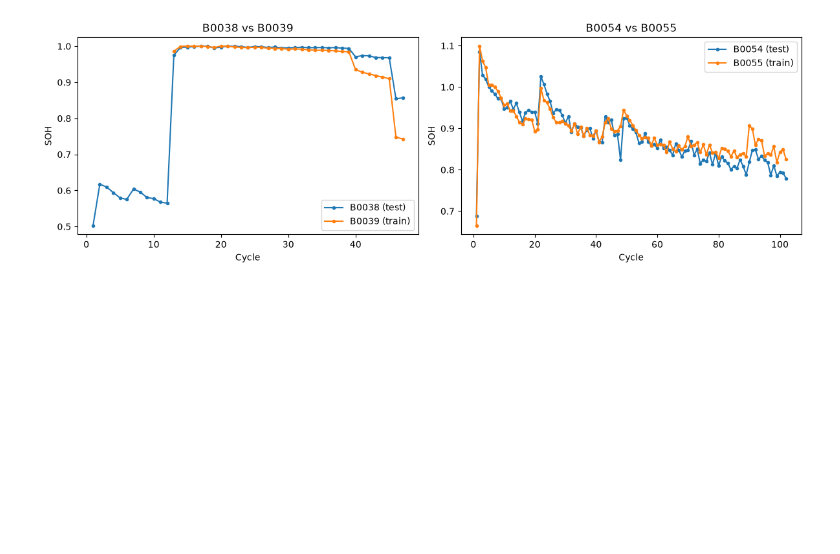
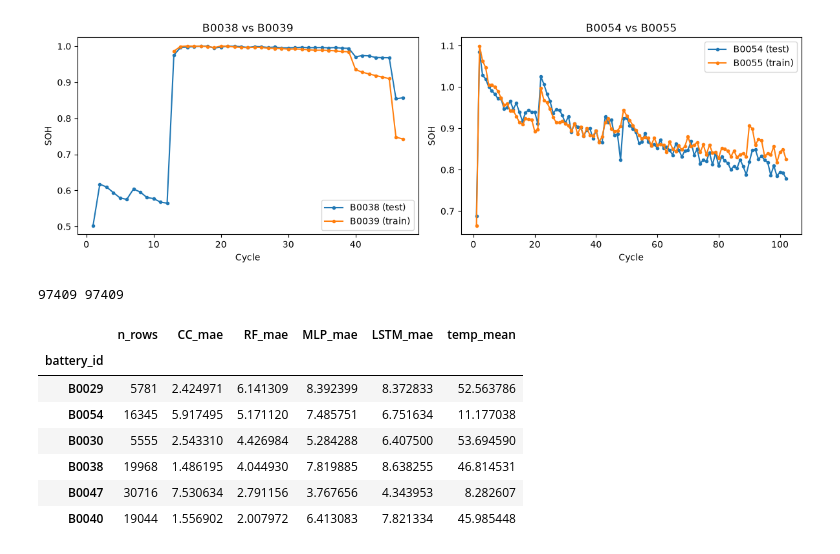
Before and after one commit to HarikeshopGCEK/BTECH_FINAL_YEAR_PROJECT, a Jupyter notebook: NASA Dataset/Model/SoC_study/01_SOC_estimation.ipynb, the cells around one changed output. Cells and saved outputs as stored; diff of their text form; code cells hidden in the pictures; blank space fills up the shorter version.

```diff
--- a/NASA Dataset/Model/SoC_study/01_SOC_estimation.ipynb
+++ b/NASA Dataset/Model/SoC_study/01_SOC_estimation.ipynb
@@ -772,3 +772,45 @@ plt.tight_layout()
 plt.show()
 # %% [output]
 [figure]
+# %%
+cc_battery_ids = []
+for (b, c), g in test_df.groupby(['battery_id', 'cycle']):
+    n = len(g) - WINDOW
+    if n > 0:
+        cc_battery_ids.extend([b] * n)
+cc_battery_ids = np.array(cc_battery_ids)
+
+print(len(cc_battery_ids), len(cc_true))  # sanity check — should match
+# %% [output]
+97409 97409
+# %%
+def per_battery_mae(true_vals, pred_vals, ids):
+    true_vals = np.array(true_vals)
+    pred_vals = np.array(pred_vals)
+    rows = []
+    for b in np.unique(ids):
+        mask = ids == b
+        mae = mean_absolute_error(true_vals[mask], pred_vals[mask])
+        rows.append({'battery_id': b, 'n_rows': mask.sum(), 'mae': mae})
+    return pd.DataFrame(rows).set_index('battery_id')
+
+cc_bat = per_battery_mae(cc_true, cc_preds, cc_battery_ids).rename(columns={'mae': 'CC_mae'})
+rf_bat = per_battery_mae(y_test, rf_pred, test_battery_ids).rename(columns={'mae': 'RF_mae'})
+mlp_bat = per_battery_mae(y_test, mlp_pred, test_battery_ids).rename(columns={'mae': 'MLP_mae'})
+lstm_bat = per_battery_mae(y_test, lstm_pred, test_battery_ids).rename(columns={'mae': 'LSTM_mae'})
+
+battery_summary = cc_bat[['n_rows', 'CC_mae']].join(
+    [rf_bat['RF_mae'], mlp_bat['MLP_mae'], lstm_bat['LSTM_mae']]
+)
+battery_summary['temp_mean'] = protocol_check.loc[battery_summary.index, 'temp_mean']
+battery_summary = battery_summary.sort_values('RF_mae', ascending=False)
+battery_summary
+# %% [output]
+|  | n_rows | CC_mae | RF_mae | MLP_mae | LSTM_mae | temp_mean |
+| battery_id |  |  |  |  |  |  |
+| B0029 | 5781 | 2.424971 | 6.141309 | 8.392399 | 8.372833 | 52.563786 |
+| B0054 | 16345 | 5.917495 | 5.171120 | 7.485751 | 6.751634 | 11.177038 |
+| B0030 | 5555 | 2.543310 | 4.426984 | 5.284288 | 6.407500 | 53.694590 |
+| B0038 | 19968 | 1.486195 | 4.044930 | 7.819885 | 8.638255 | 46.814531 |
+| B0047 | 30716 | 7.530634 | 2.791156 | 3.767656 | 4.343953 | 8.282607 |
+| B0040 | 19044 | 1.556902 | 2.007972 | 6.413083 | 7.821334 | 45.985448 |
```
Also changed, not shown: parts of 12 cells of this notebook, 3 other files.
